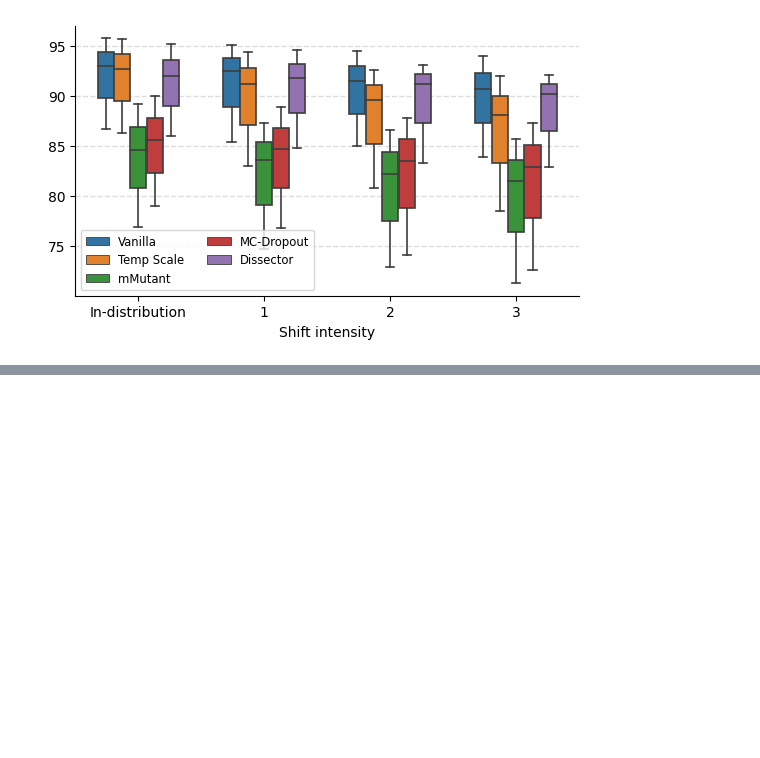
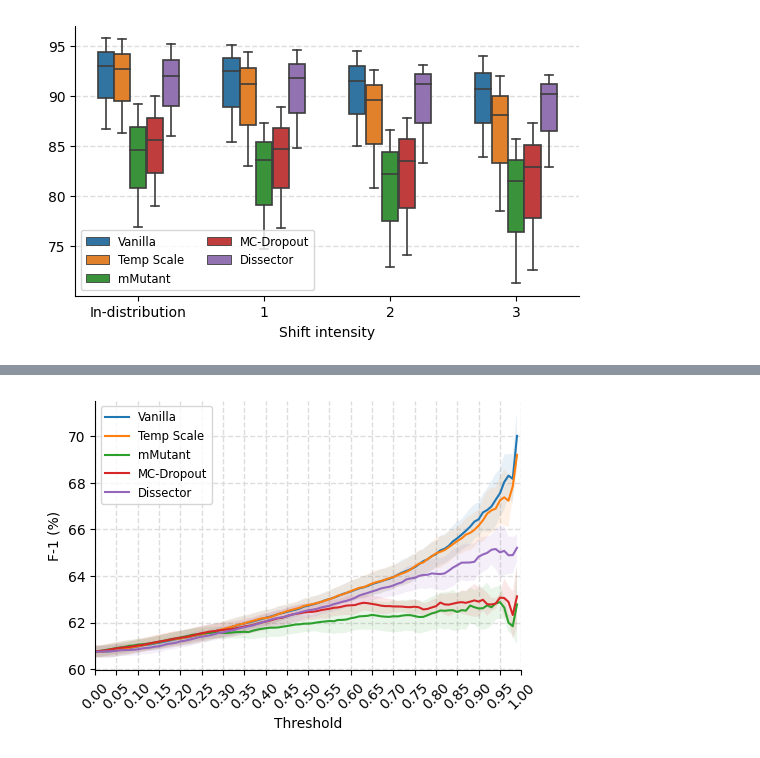
Before and after one commit to yul091/UncertaintyPL, a Jupyter notebook: notebooks/uncertainty_eval.ipynb, the cells around one changed output, grey strips where cells are left out. Cells and saved outputs as stored; diff of their text form; code cells hidden in the pictures; blank space fills up the shorter version.

```diff
--- a/notebooks/uncertainty_eval.ipynb
+++ b/notebooks/uncertainty_eval.ipynb
@@ -494,0 +567,58 @@ plt.show()
+# %%
+# CC
+TASK = 'CodeCompletion_Module'
+lstm_res = torch.load(os.path.join(DIR, SHIFT, 'lstm', TASK, 'filter.res'))
+codebert_res = torch.load(os.path.join(DIR, SHIFT, 'codebert', TASK, 'filter.res'))
+codegpt_res = torch.load(os.path.join(DIR, SHIFT, 'codegpt', TASK, 'filter.res'))
+
+# Define the methods to plot
+methods = ['va_acc', 'temp_acc', 'mutation_acc', 'dropout_acc', 'pv_acc']
+# Create a figure and axis
+fig, ax = plt.subplots(figsize=(5.5, 3.5))
+
+# Loop over each method and plot the shaded area
+for i, method in enumerate(methods):
+    # val_acc = np.mean([
+    #     lstm_res[method]['val'],
+    #     codebert_res[method]['val'],
+    #     codegpt_res[method]['val'],
+    # ], axis=0)
+    test1_acc = np.mean([
+        lstm_res[method]['test1'],
+        codebert_res[method]['test1'],
+        codegpt_res[method]['test1'],
+    ], axis=0)
+    test2_acc = np.mean([
+        lstm_res[method]['test2'],
+        codebert_res[method]['test2'],
+        codegpt_res[method]['test2'],
+    ], axis=0)
+    test3_acc = np.mean([
+        lstm_res[method]['test3'],
+        codebert_res[method]['test3'],
+        codegpt_res[method]['test3'],
+    ], axis=0)
+    mean_acc = np.mean([test1_acc, test2_acc, test3_acc], axis=0)
+    std_acc = np.std([test1_acc, test2_acc, test3_acc], axis=0)
+    ax.plot(1-lstm_res['x'], mean_acc, label=legend_names[method])
+    ax.fill_between(1-lstm_res['x'], mean_acc-std_acc, mean_acc+std_acc, alpha=0.1, )
+
+# Add labels, title, and legend
+ax.set_xlabel('Threshold')
+ax.set_ylabel('F-1 (%)')
+ax.set_xlim(0, 1)
+# ax.set_ylim(0, 0.8)
+# ax.set_title('Accuracy vs. Threshold')
+ax.legend(fontsize='small')
+ax.set_axisbelow(True)
+ax.spines['right'].set_visible(False)
+ax.spines['top'].set_visible(False)
+ax.grid(True, color='#DDDDDD', linestyle='--', linewidth=1)
+ax.xaxis.set_major_locator(plt.MultipleLocator(0.05))
+# ax.yaxis.set_major_locator(plt.MultipleLocator(0.05))
+plt.xticks(rotation=45)
+
+# Display the plot
+plt.show()
+# %% [output]
+[figure, added]
```
Also changed, not shown: parts of 4 cells of this notebook, 18 other files.
